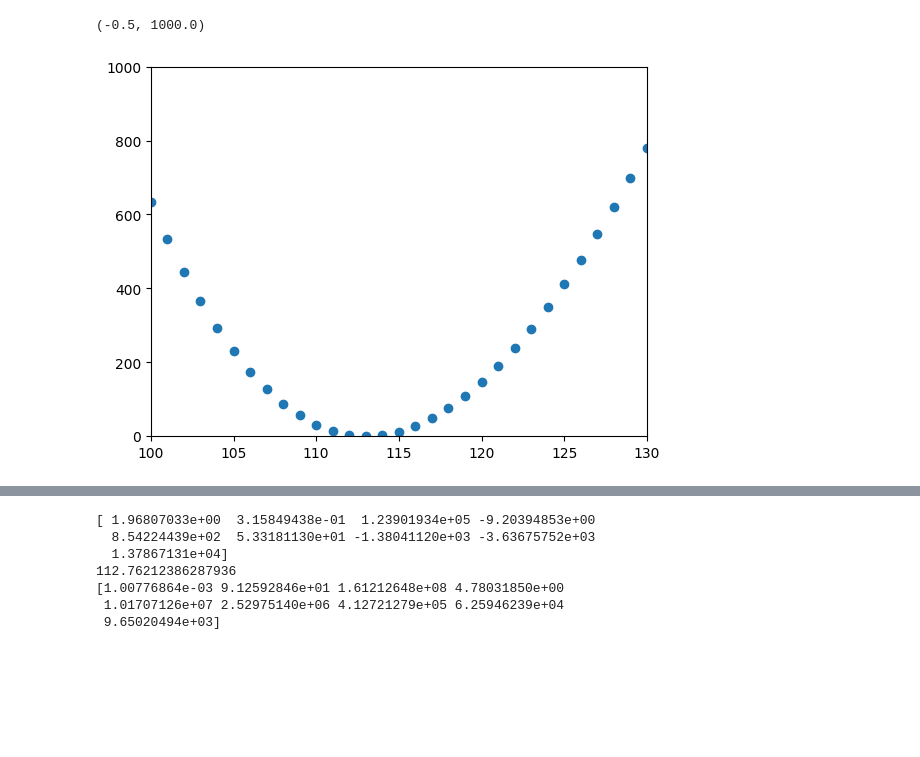
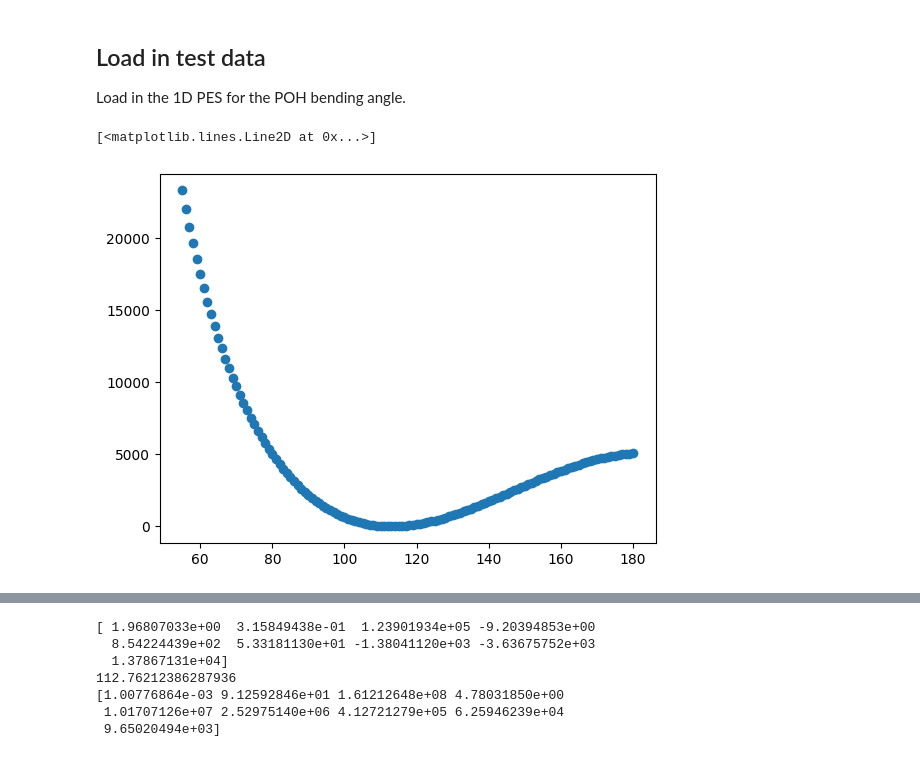
Before and after one commit to R-y-a-n-M-o-k/HOPO-Codes, a Jupyter notebook: potential_testfits/test_fits.ipynb, the cells around one changed output, grey strips where cells are left out. Saved outputs shown, nothing was run; the diff lists cells and outputs as text; code cells hidden in the pictures; blank space fills up the shorter version.

Commit message:
Added 1D potential test fits, matrix size test
Enercut 15000, enermax 12000 added to spreadsheet

1D functional fitting work in progress for morse-like cosine fit.

```diff
--- a/potential_testfits/test_fits.ipynb
+++ b/potential_testfits/test_fits.ipynb
@@ -1,10 +1,13 @@
+# %% [markdown]
+## Load in test data
+Load in the 1D PES for the POH bending angle.
 # %%
 #Code cell adapted from 1d_energy_comparison.ipynb in the pvqz_basis_set_comparison folder
 import numpy as np
 import matplotlib.pyplot as plt
 import pandas as pd
 from scipy.optimize import curve_fit
-hartree_to_cm = 219474.6313705
+hartree_to_cm = 219474.63
 
 def load_coords_energy(file_name):
     """loads in unsorted basis set energy files"""
@@ -22,14 +25,14 @@ def load_coords_energy(file_name):
 # %%
 apoh_coords, E_apoh = load_coords_energy('apoh_1d.txt')
 apoh = apoh_coords[:,4]*np.pi/180
 w = (np.tanh(-0.008*(E_apoh - 2000)) + 1.002002002) / 2.002002002
 #print(apoh)
 #print(E_apoh)
 
 plt.figure()
 plt.plot(apoh*180/np.pi, E_apoh, 'o')
-plt.xlim(100,130)
-plt.ylim(-0.5, 1000)
+#plt.xlim(100,130)
+#plt.ylim(-0.5, 1000)
 # %% [output]
-(-0.5, 1000.0)
+[<matplotlib.lines.Line2D at 0x...>]
-[figure, old version]
+[figure, new version]
```
Also changed, not shown: parts of 14 cells of this notebook, 7 other files.
